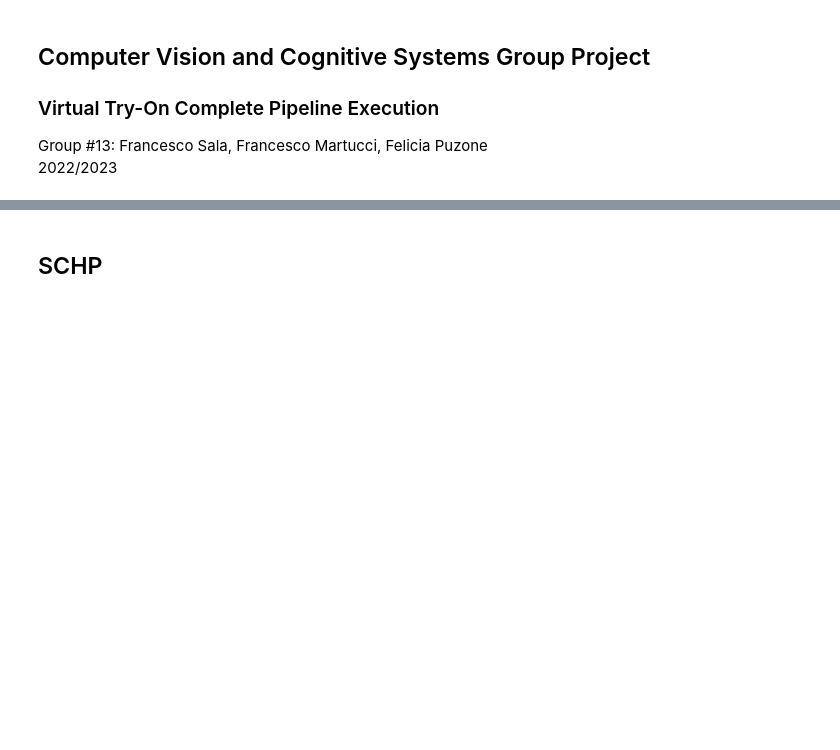
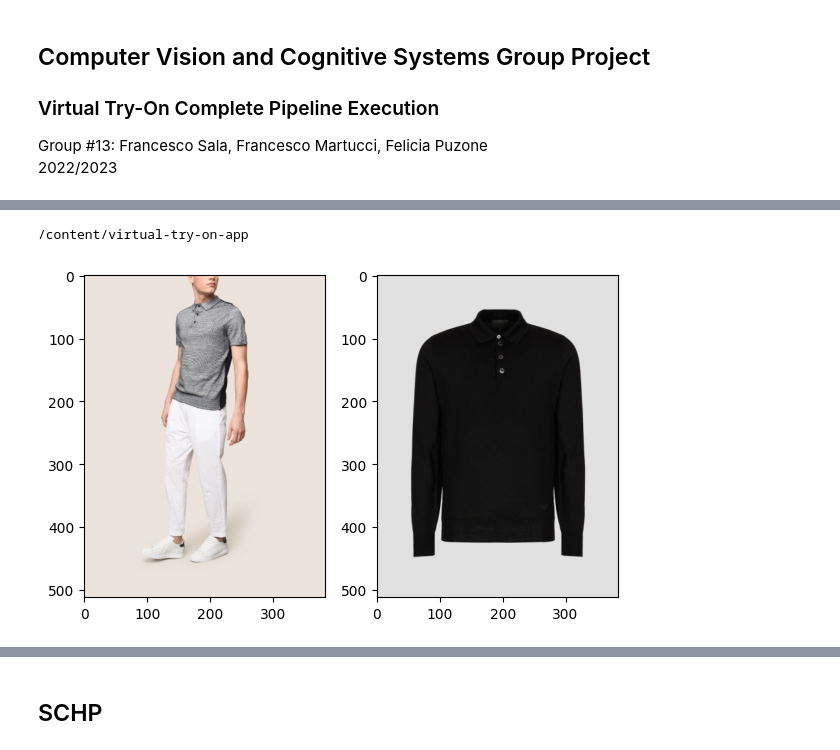
Before and after one commit to felicia-puzone/virtual-try-on-app, a Jupyter notebook: Inference_pipeline_presentation.ipynb, the cells around one changed output, grey strips where cells are left out. Drawn from its saved outputs; the diff is of its cells as text; code cells hidden in the pictures; blank space fills up the shorter version.

```diff
--- a/Inference_pipeline_presentation.ipynb
+++ b/Inference_pipeline_presentation.ipynb
@@ -12,0 +33,11 @@ h.hello()
+# %%
+def plot_img_list(img_list):
+    k = len(img_list)
+    figure, ax = plt.subplots(nrows=1, ncols=k, figsize=(6, 6))
+
+    for index in range(k):
+        ax[index].imshow(img_list[index])
+
+    figure.tight_layout()
+    figure.show()
+    plt.show()
@@ -12,0 +50,17 @@ h.hello()
+# %%
+os.getcwd()
+%cd ..
+# %% [output]
+/content/virtual-try-on-app
+# %%
+person_image = cv2.imread(r"input_images/people/000179_0.jpg")
+cloth_image = cv2.imread(r"input_images/garments/000050_1.jpg")
+
+person_image = cv2.cvtColor(person_image, cv2.COLOR_BGR2RGB)
+cloth_image = cv2.cvtColor(cloth_image, cv2.COLOR_BGR2RGB)
+
+show_list = [person_image, cloth_image]
+
+plot_img_list(show_list)
+# %% [output]
+[figure, added]
```
Also changed, not shown: parts of 22 cells of this notebook, 2 other files.
